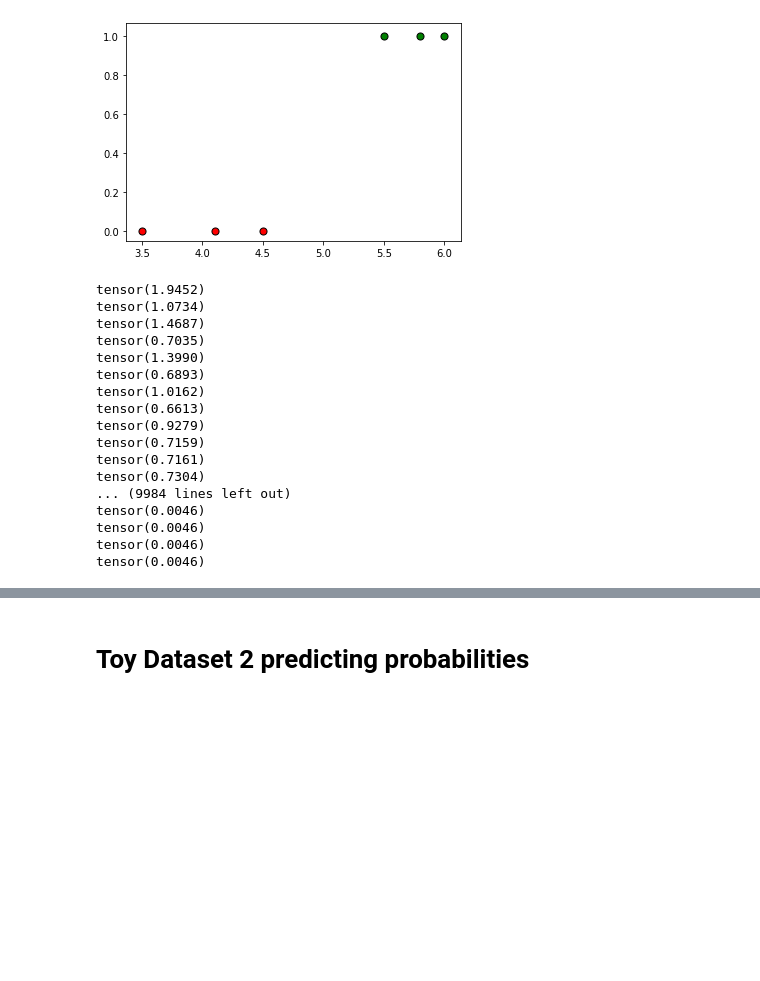
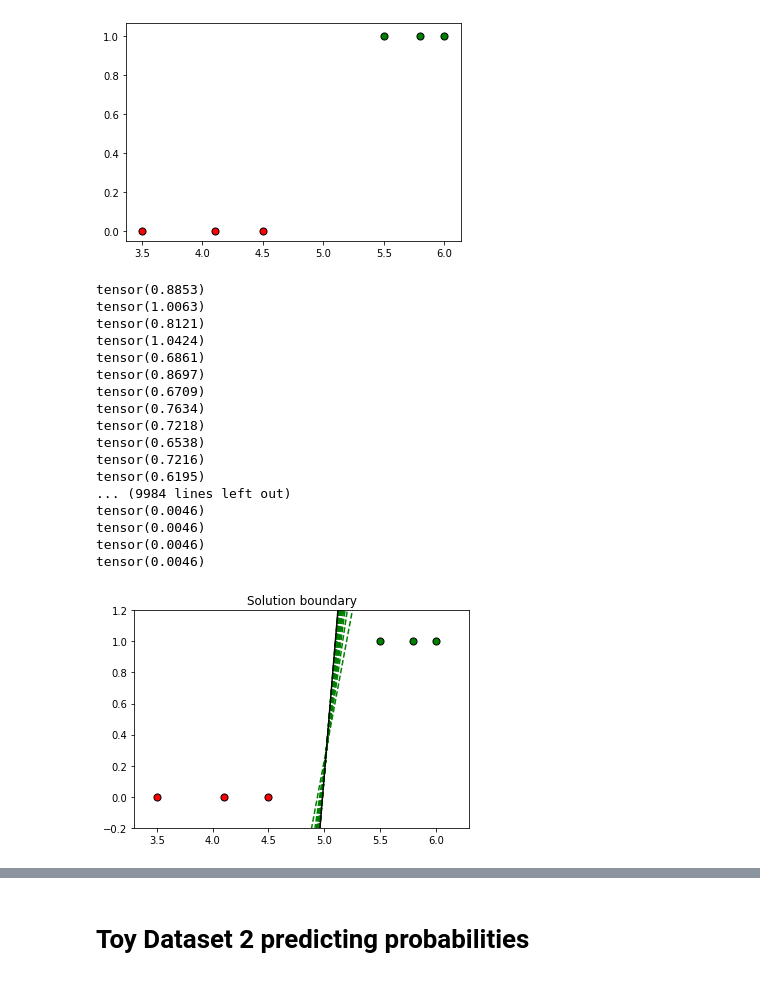
Before and after one commit to mnauf/100DaysOfMLCode, a Jupyter notebook: 1D_models - Copy.ipynb, the cells around one changed output, grey strips where cells are left out. Saved outputs shown, nothing was run; the diff lists cells and outputs as text; code cells hidden in the pictures; blank space fills up the shorter version.

Commit message:
plotted graph

```diff
--- a/1D_models - Copy.ipynb
+++ b/1D_models - Copy.ipynb
@@ -92,6 +92,13 @@ plt.scatter([input_array[i] for i in range(3,6)],[[0],[0],[0]], s = 50, color =
 # %% [output]
 <matplotlib.collections.PathCollection at 0x...>
 [figure]
+# %%
+def display(m, b, color='g--'):
+    plt.xlim(3.3,6.3)
+    plt.ylim(-0.2,1.2)
+    x = np.arange(-10, 10, 0.1)
+#     x = th.from_numpy(x)
+    plt.plot(x, m*x+b, color)
 # %%
 from torch.optim import optimizer
 from torch import optim
@@ -101,33 +108,47 @@ model = nn.Linear(1,1)
 # %%
 criterion = nn.BCEWithLogitsLoss()
 
 optimizer = optim.SGD(model.parameters(), lr =0.4,momentum=0.8)
 
 for i in range(10000):
     optimizer.zero_grad()
     predict_tensor = model(input_tensor)
     loss = criterion(predict_tensor,target_tensor)
     loss.backward()
     optimizer.step()
     print(loss.data)
+    weight = (model.weight.data)[0][0].tolist()
+    bias = (model.bias.data)[0].tolist()
+#     print(weight)
+#     print(bias)
+    if i == 0:
+        display(weight,bias)
+    if i%500 == 0:
+        display(weight,bias)
+plt.title("Solution boundary")
+display(weight,bias,'black')
+plt.scatter([input_array[i] for i in range(3)],[[1],[1],[1]], s = 50, color = 'green', edgecolor = 'k')
+plt.scatter([input_array[i] for i in range(3,6)],[[0],[0],[0]], s = 50, color = 'red', edgecolor = 'k')
+plt.show()
 # %% [output]
-tensor(1.9452)
-tensor(1.0734)
-tensor(1.4687)
-tensor(0.7035)
-tensor(1.3990)
-tensor(0.6893)
-tensor(1.0162)
-tensor(0.6613)
-tensor(0.9279)
-tensor(0.7159)
-tensor(0.7161)
-tensor(0.7304)
+tensor(0.8853)
+tensor(1.0063)
+tensor(0.8121)
+tensor(1.0424)
+tensor(0.6861)
+tensor(0.8697)
+tensor(0.6709)
+tensor(0.7634)
+tensor(0.7218)
+tensor(0.6538)
+tensor(0.7216)
+tensor(0.6195)
 ... (9984 lines left out)
 tensor(0.0046)
 tensor(0.0046)
 tensor(0.0046)
 tensor(0.0046)
+[figure, added]
 # %%
 model(th.tensor([4.5]))
 # %% [output]
```
Also changed, not shown: parts of 9 cells of this notebook, 1 other file.
